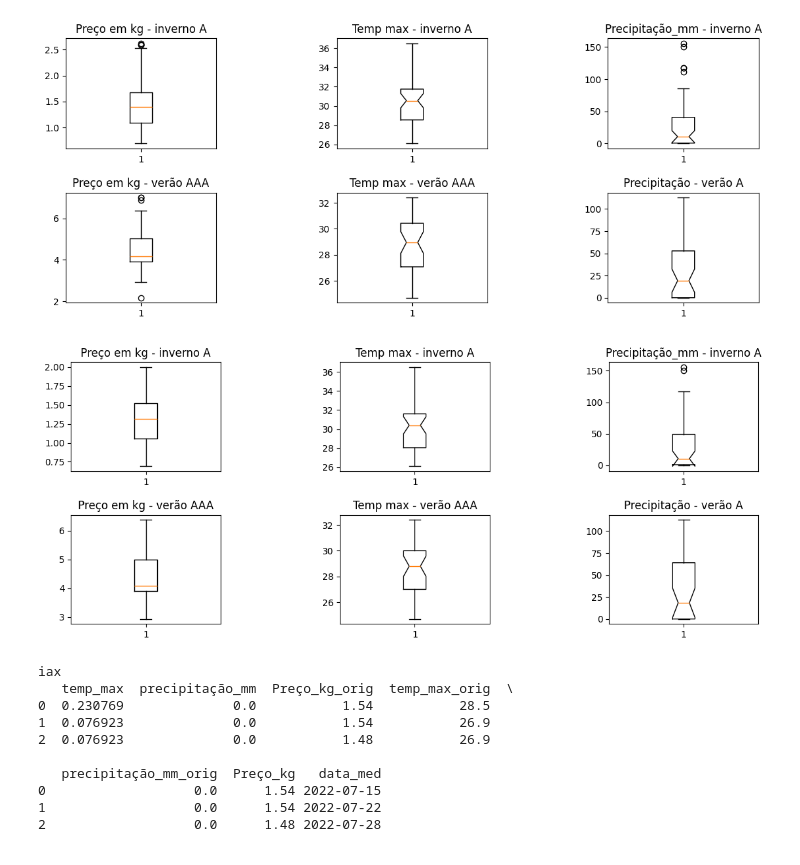
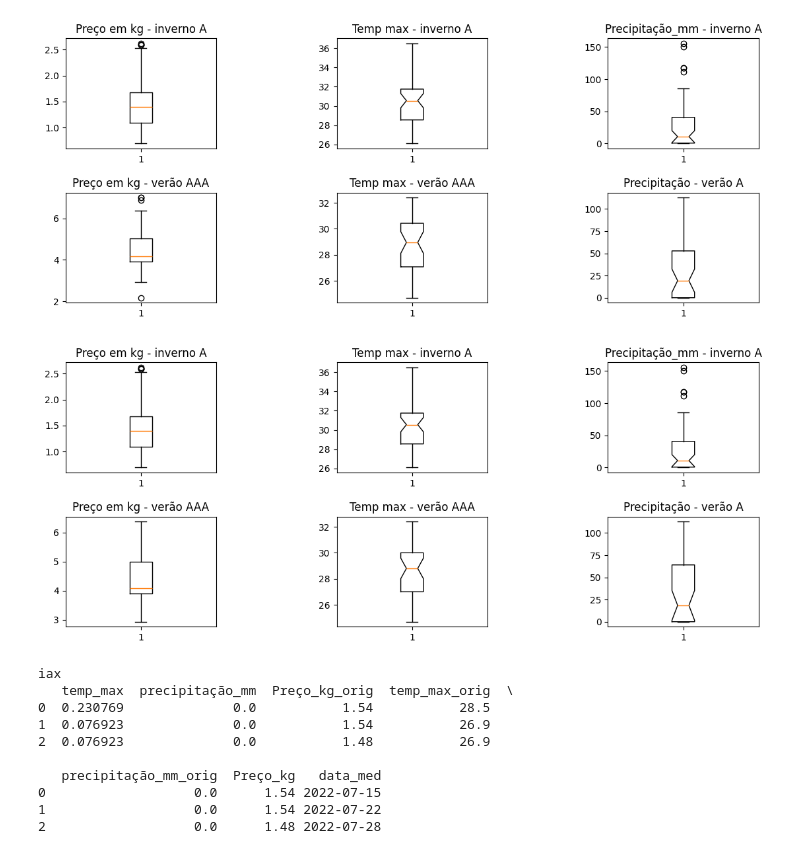
Before and after one commit to jairobernardesjunior/Prediz_preco_cenoura, a Jupyter notebook: 02 - PreçoCenoura_trata_analisa.ipynb, the cells around one changed output. Drawn from its saved outputs; the diff is of its cells as text; code cells hidden in the pictures.

```diff
--- a/02 - PreçoCenoura_trata_analisa.ipynb
+++ b/02 - PreçoCenoura_trata_analisa.ipynb
@@ -342,39 +377,38 @@ plt.show()
 # %% [output]
 [figure]
 # %%
-# verifica outliers de preço e temp_max após retirada dos outliers
-iax = iax[(iax.Preço_kg < 2.4)]
+# retira e verifica outliers de preço e temp_max
 vaaax = vaaax[(vaaax.Preço_kg > 2.6) & (vaaax.Preço_kg < 6.5)]
 
 fig, axs = plt.subplots(2, 3, figsize=(10,5))
 
 # linha 0 coluna 0
 axs[0, 0].boxplot(iax.Preço_kg)
 axs[0, 0].set_title('Preço em kg - inverno A')
 
 # linha 0 coluna 1
 axs[0, 1].boxplot(iax.temp_max, 1)
 axs[0, 1].set_title('Temp max - inverno A')
 
 # linha 0 coluna 2
 axs[0, 2].boxplot(iax.precipitação_mm, 1)
 axs[0, 2].set_title('Precipitação_mm - inverno A')
 
 # linha 1 coluna 0
 axs[1, 0].boxplot(vaaax.Preço_kg)
 axs[1, 0].set_title('Preço em kg - verão AAA')
 
 # linha 1 coluna 1
 axs[1, 1].boxplot(vaaax.temp_max, 1)
 axs[1, 1].set_title('Temp max - verão AAA')
 
 # linha 1 coluna 2
 axs[1, 2].boxplot(vaaax.precipitação_mm, 1)
 axs[1, 2].set_title('Precipitação - verão A')
 
 plt.subplots_adjust(left=0.95, bottom=0.1, right=2, top=0.9, wspace=0.8, hspace=0.4)
 
 plt.show()
 # %% [output]
-[figure, old version]
+[figure, new version]
 # %%
```
Also changed, not shown: parts of 23 cells of this notebook, 7 other files.
